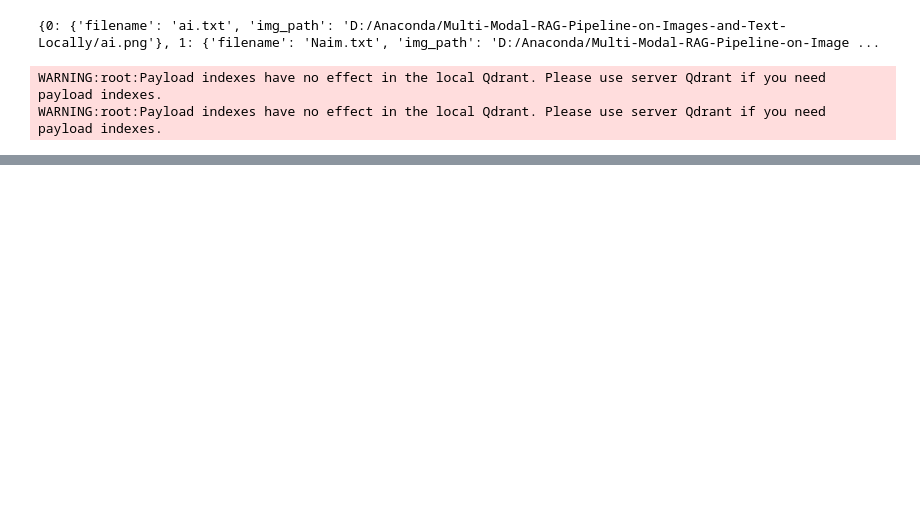
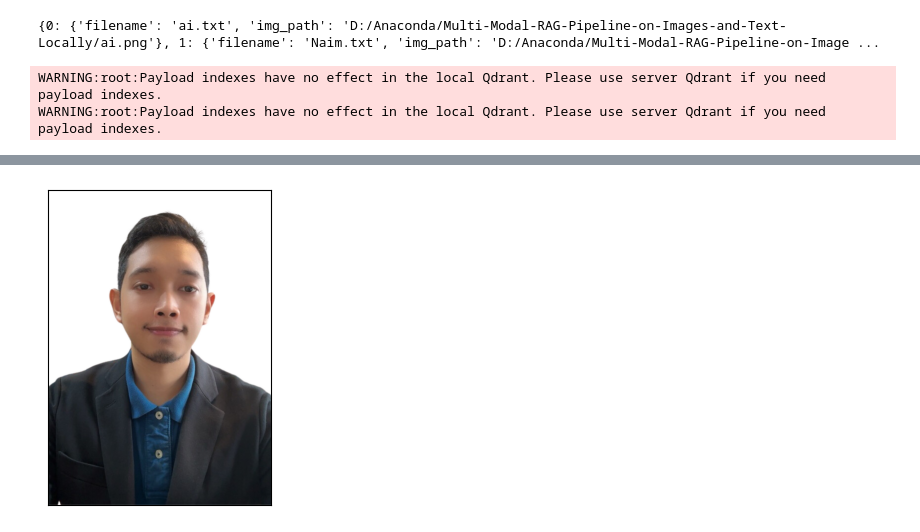
Before and after one commit to naimkatiman/Multi-Modal-RAG-Pipeline-on-Images-and-Text-Locally, a Jupyter notebook: myRAG.ipynb, the cells around one changed output, grey strips where cells are left out. Cells and saved outputs as stored; diff of their text form; code cells hidden in the pictures; blank space fills up the shorter version.

```diff
--- a/myRAG.ipynb
+++ b/myRAG.ipynb
@@ -61,0 +93,35 @@ WARNING:root:Payload indexes have no effect in the local Qdrant. Please use serv
+# %%
+#Build a separate CLIP image embedding index under a differnt collection wikipedia_img
+def plot_images(image_paths):
+    images_shown = 0
+    plt.figure(figsize=(16, 9))
+    for img_path in image_paths:
+        if os.path.isfile(img_path):
+            image = Image.open(img_path)
+
+            plt.subplot(2, 3, images_shown + 1)
+            plt.imshow(image)
+            plt.xticks([])
+            plt.yticks([])
+
+            images_shown += 1
+            if images_shown >= 9:
+                break
+# %%
+from llama_index.core.response.notebook_utils import display_source_node
+from llama_index.core.schema import ImageNode
+
+test_query = "Who is Naim?"
+# generate  retrieval results
+retriever = index.as_retriever(similarity_top_k=1, image_similarity_top_k=1)
+retrieval_results = retriever.retrieve(test_query)
+
+retrieved_image = []
+for res_node in retrieval_results:
+    if isinstance(res_node.node, ImageNode):
+        retrieved_image.append(res_node.node.metadata["file_path"])
+    else:
+        display_source_node(res_node, source_length=200)
+
+plot_images(retrieved_image)
+# %% [output]
@@ -61,0 +131 @@ WARNING:root:Payload indexes have no effect in the local Qdrant. Please use serv
+[figure, added]
```
Also changed, not shown: parts of 4 cells of this notebook.
